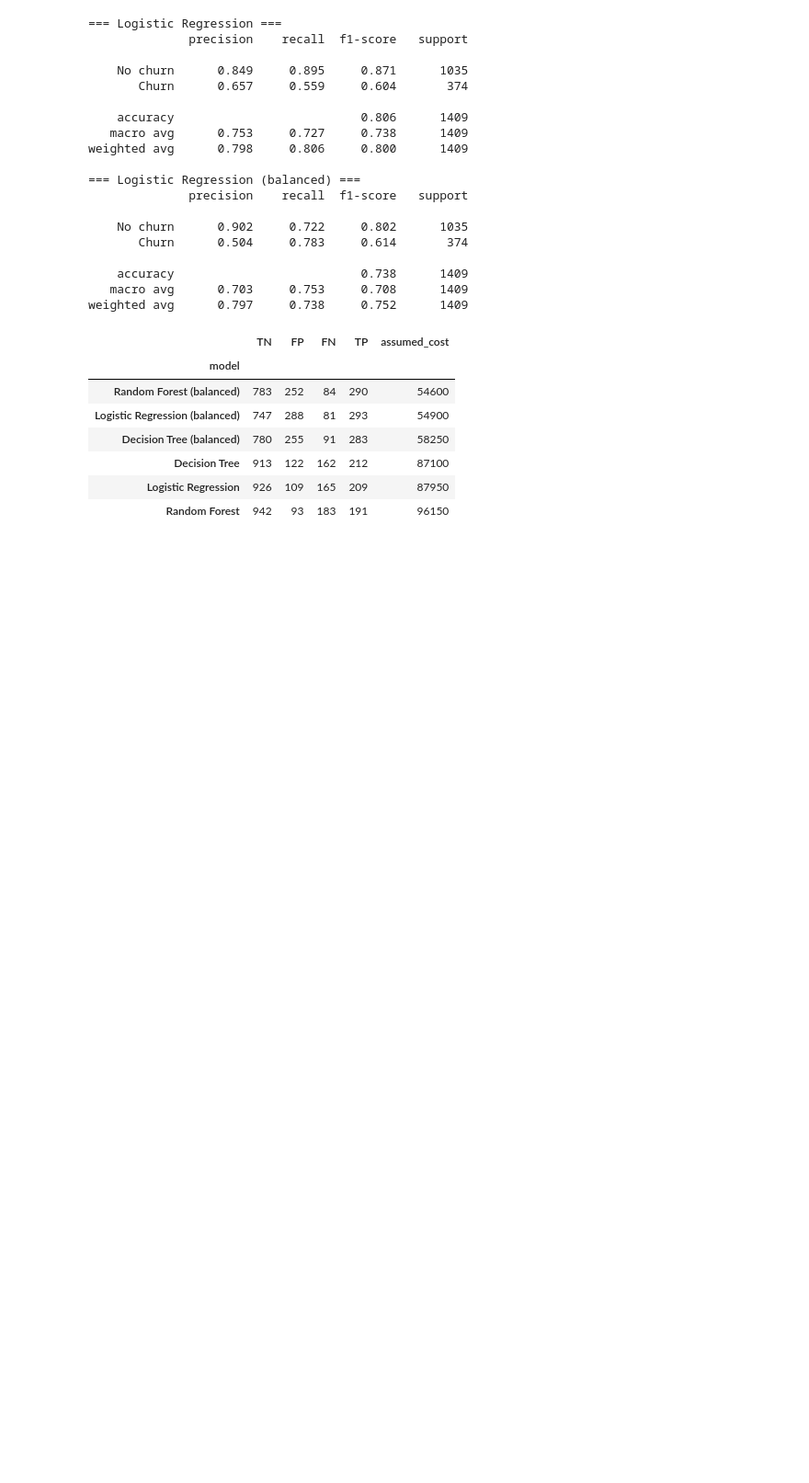
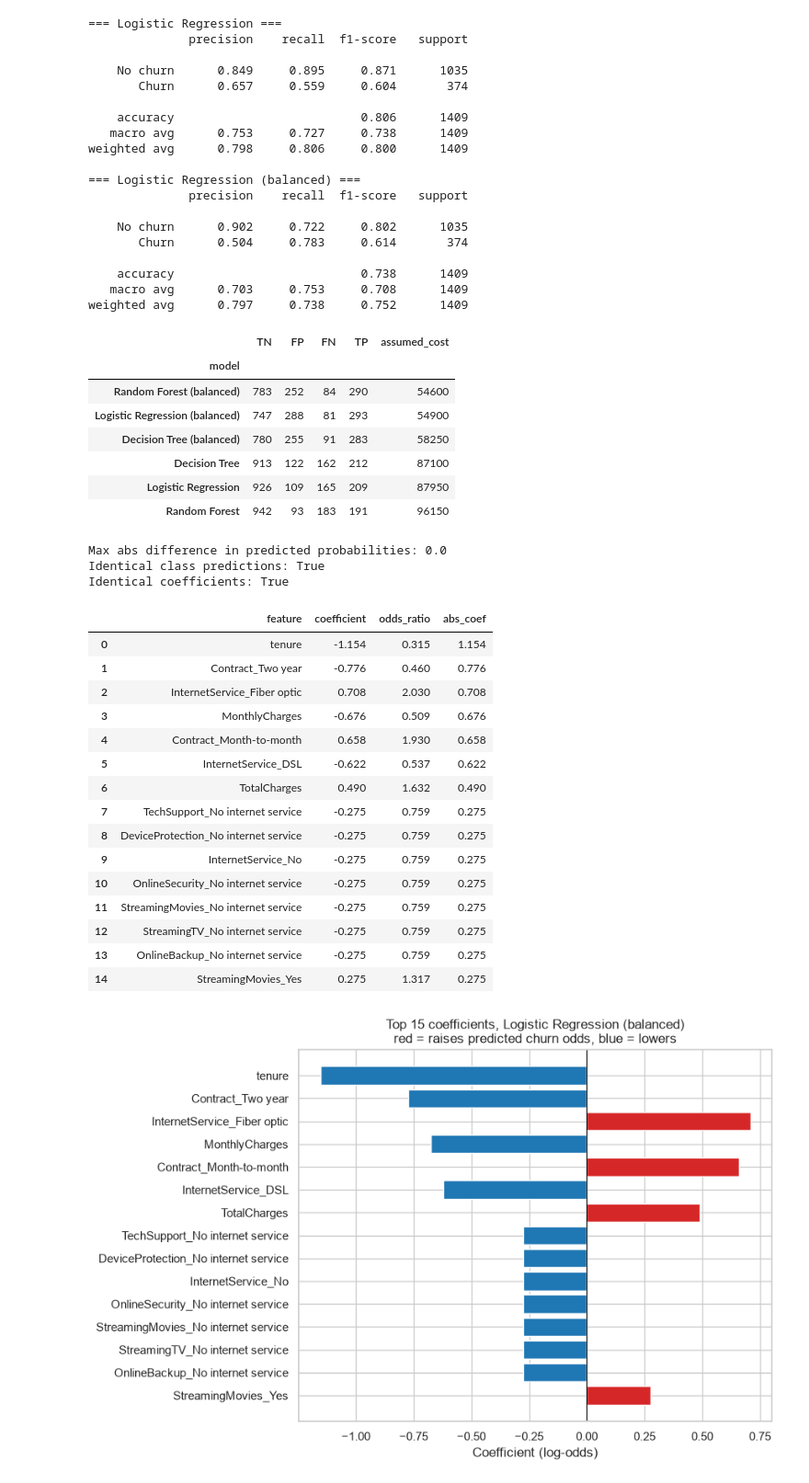
Before and after one commit to pavannangadi/Customer-Churn-Prediction-Telco-, a Jupyter notebook: notebooks/customer_churn_analysis.ipynb, the cells around one changed output. Shown at 92% size. Drawn from its saved outputs; the diff is of its cells as text; code cells hidden in the pictures; blank space fills up the shorter version.

Commit message:
Add reproducible training script, saved pipeline, coefficient and importance analysis

```diff
--- a/notebooks/customer_churn_analysis.ipynb
+++ b/notebooks/customer_churn_analysis.ipynb
@@ -398,3 +398,52 @@ display(cost_df.sort_values("assumed_cost"))
 | Decision Tree | 913 | 122 | 162 | 212 | 87100 |
 | Logistic Regression | 926 | 109 | 165 | 209 | 87950 |
 | Random Forest | 942 | 93 | 183 | 191 | 96150 |
+# %%
+import joblib
+importlib.reload(eval_mod)
+
+saved = joblib.load("../models/churn_model.pkl")
+nb_pipe = models["Logistic Regression (balanced)"]
+
+p_saved = saved.predict_proba(X_test)[:, 1]
+p_nb = nb_pipe.predict_proba(X_test)[:, 1]
+
+print("Max abs difference in predicted probabilities:", np.abs(p_saved - p_nb).max())
+print("Identical class predictions:", bool((saved.predict(X_test) == nb_pipe.predict(X_test)).all()))
+print("Identical coefficients:", np.allclose(saved.named_steps["model"].coef_,
+                                             nb_pipe.named_steps["model"].coef_))
+# %% [output]
+Max abs difference in predicted probabilities: 0.0
+Identical class predictions: True
+Identical coefficients: True
+# %%
+coef_df = eval_mod.coefficient_table(saved)
+display(coef_df.head(15).round(3))
+
+top = coef_df.head(15).iloc[::-1]
+colors = ["tab:red" if c > 0 else "tab:blue" for c in top["coefficient"]]
+plt.figure(figsize=(9, 6))
+plt.barh(top["feature"], top["coefficient"], color=colors)
+plt.axvline(0, color="black", lw=0.8)
+plt.title("Top 15 coefficients, Logistic Regression (balanced)\nred = raises predicted churn odds, blue = lowers")
+plt.xlabel("Coefficient (log-odds)")
+plt.tight_layout()
+plt.show()
+# %% [output]
+|  | feature | coefficient | odds_ratio | abs_coef |
+| 0 | tenure | -1.154 | 0.315 | 1.154 |
+| 1 | Contract_Two year | -0.776 | 0.460 | 0.776 |
+| 2 | InternetService_Fiber optic | 0.708 | 2.030 | 0.708 |
+| 3 | MonthlyCharges | -0.676 | 0.509 | 0.676 |
+| 4 | Contract_Month-to-month | 0.658 | 1.930 | 0.658 |
+| 5 | InternetService_DSL | -0.622 | 0.537 | 0.622 |
+| 6 | TotalCharges | 0.490 | 1.632 | 0.490 |
+| 7 | TechSupport_No internet service | -0.275 | 0.759 | 0.275 |
+| 8 | DeviceProtection_No internet service | -0.275 | 0.759 | 0.275 |
+| 9 | InternetService_No | -0.275 | 0.759 | 0.275 |
+| 10 | OnlineSecurity_No internet service | -0.275 | 0.759 | 0.275 |
+| 11 | StreamingMovies_No internet service | -0.275 | 0.759 | 0.275 |
+| 12 | StreamingTV_No internet service | -0.275 | 0.759 | 0.275 |
+| 13 | OnlineBackup_No internet service | -0.275 | 0.759 | 0.275 |
+| 14 | StreamingMovies_Yes | 0.275 | 1.317 | 0.275 |
+[figure, added]
```
Also changed, not shown: parts of 3 cells of this notebook, 3 other files.
